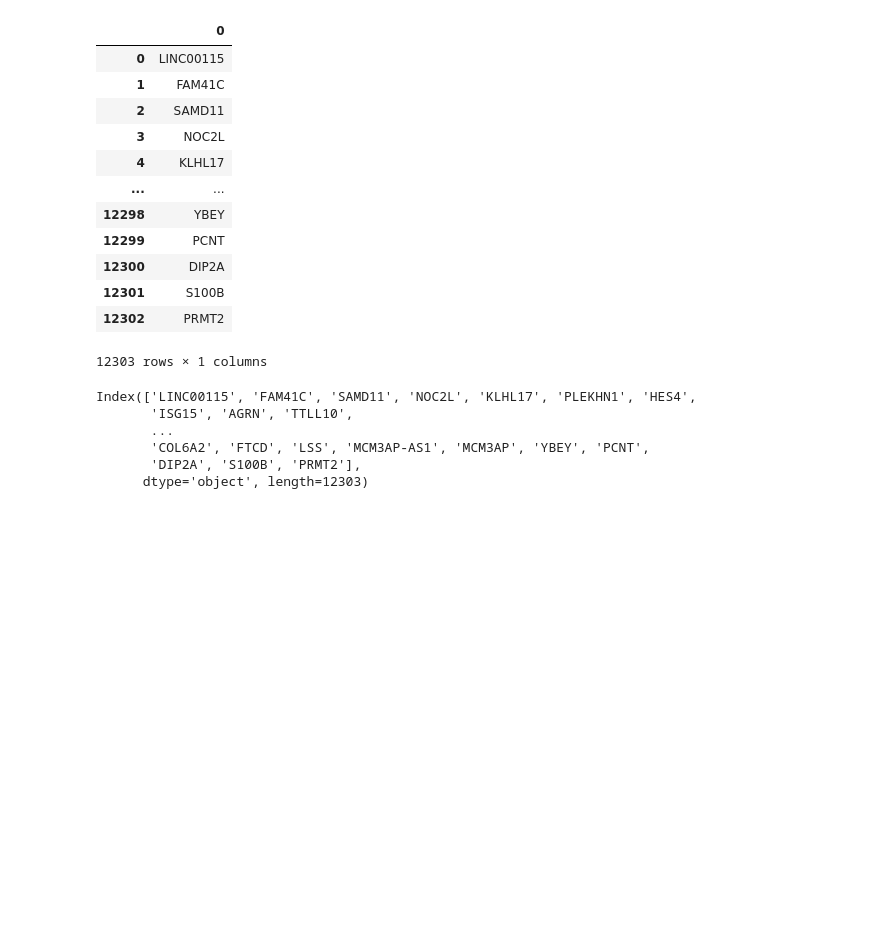
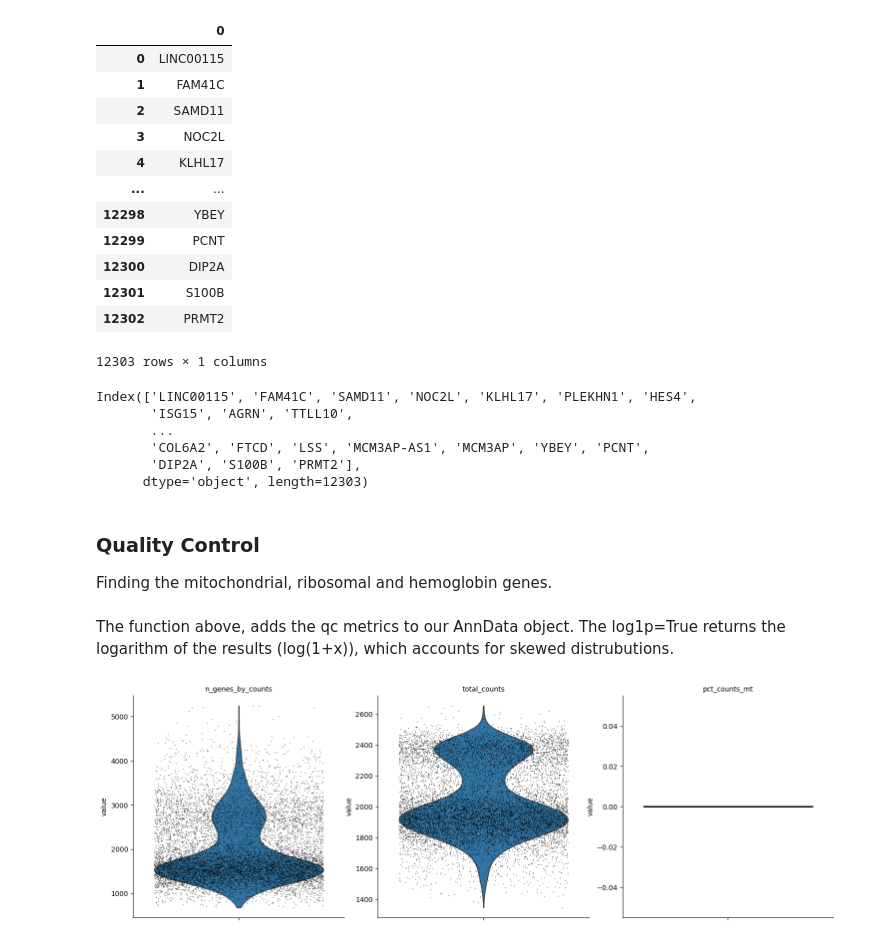
Before and after one commit to Advaith-Kannan/Computational-Genomics, a Jupyter notebook: Assignment-1/Notebook1.ipynb, the cells around one changed output. Saved outputs shown, nothing was run; the diff lists cells and outputs as text; code cells hidden in the pictures; blank space fills up the shorter version.

```diff
--- a/Assignment-1/Notebook1.ipynb
+++ b/Assignment-1/Notebook1.ipynb
@@ -70,3 +72,27 @@ Index(['LINC00115', 'FAM41C', 'SAMD11', 'NOC2L', 'KLHL17', 'PLEKHN1', 'HES4',
        'COL6A2', 'FTCD', 'LSS', 'MCM3AP-AS1', 'MCM3AP', 'YBEY', 'PCNT',
        'DIP2A', 'S100B', 'PRMT2'],
       dtype='object', length=12303)
+# %% [markdown]
+### Quality Control
+Finding the mitochondrial, ribosomal and hemoglobin genes.
+# %%
+# mitochondrial genes
+matrix.var["mt"] = matrix.var_names.str.startswith("MT-")
+# ribosomal genes
+matrix.var["ribo"] = matrix.var_names.str.startswith(("RPS", "RPL"))
+# hemoglobin genes
+matrix.var["hb"] = matrix.var_names.str.contains("^HB[^(P)]")
+sc.pp.calculate_qc_metrics(
+    matrix, qc_vars=["mt", "ribo", "hb"], inplace=True, log1p=True
+)
+# %% [markdown]
+The function above, adds the qc metrics to our AnnData object. The log1p=True returns the logarithm of the results (log(1+x)), which accounts for skewed distrubutions.
+# %%
+sc.pl.violin(
+    matrix,
+    ["n_genes_by_counts", "total_counts", "pct_counts_mt"],
+    jitter=0.4,
+    multi_panel=True,
+)
+# %% [output]
+[figure, added]
```
Also changed, not shown: parts of 13 cells of this notebook.
